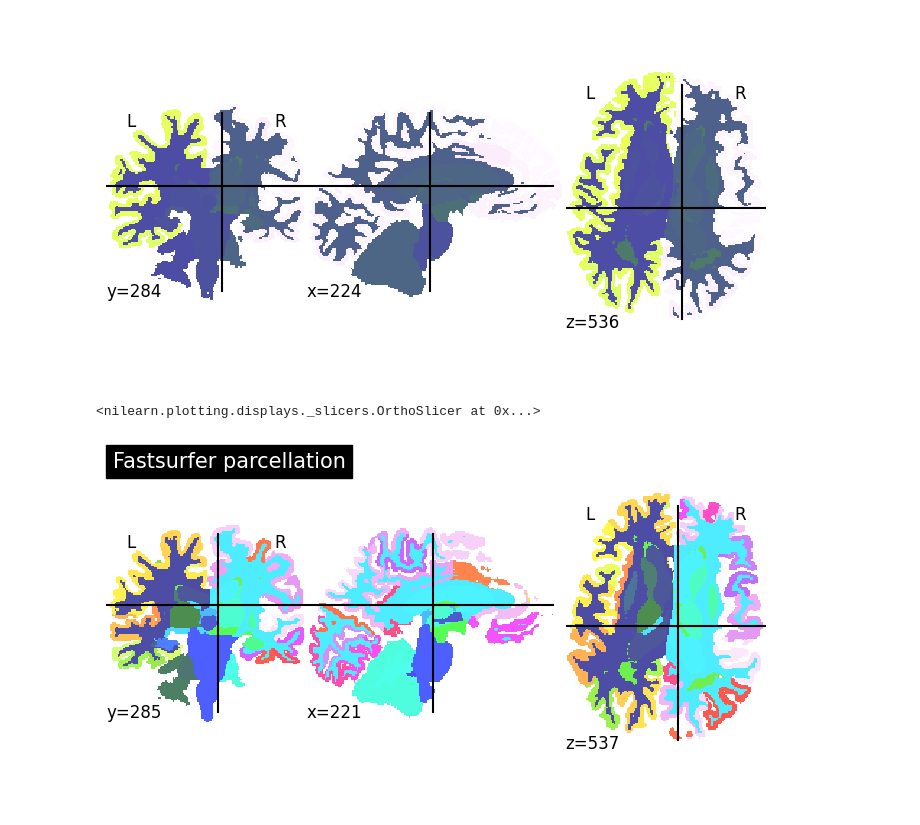
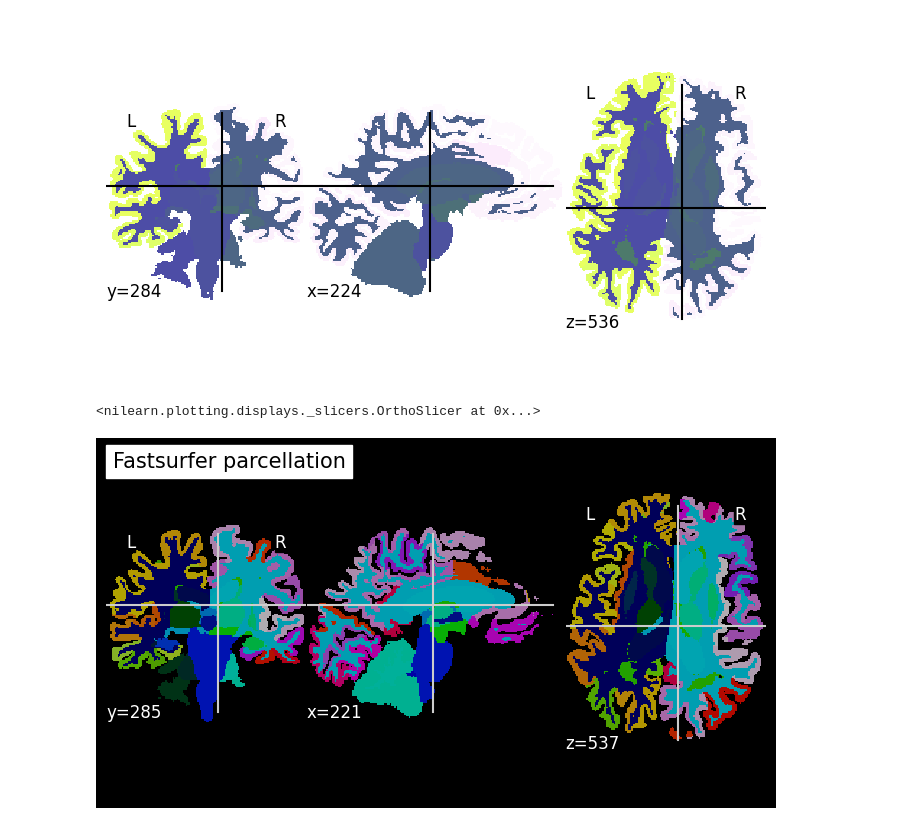
Before and after one commit to DePasquale99/MRI-network, a Jupyter notebook: atlas_analysis.ipynb, the cells around one changed output. Drawn from its saved outputs; the diff is of its cells as text; code cells hidden in the pictures.

```diff
--- a/atlas_analysis.ipynb
+++ b/atlas_analysis.ipynb
@@ -52,7 +53,8 @@ plotting.plot_roi(img)
 [figure]
 # %%
 
-mgz_img = nib.load(image_path)
+mgz_img =  mghf.load(image_path)
+#mgz_img = nib.load(image_path)
 mgz_data = mgz_img.get_fdata()  # Extract the data as a NumPy array
 affine = mgz_img.affine  # Get the affine transformation
 
@@ -72,10 +74,10 @@ for old_label, new_label in label_mapping.items():
 nifti_img = nib.Nifti1Image(normalized_data, affine=affine)
 # %%
 
-plotting.plot_roi(nifti_img, title="Fastsurfer parcellation")
+plotting.plot_roi(nifti_img, title="Fastsurfer parcellation", black_bg=True)
 # %% [output]
 <nilearn.plotting.displays._slicers.OrthoSlicer at 0x...>
-[figure, old version]
+[figure, new version]
 # %%
 community_map = np.load('PR-graphomics/unweighted_labels.npy')
 w_community_map = np.load('PR-graphomics/weighted_labels.npy')
```
Also changed, not shown: parts of 2 cells of this notebook, 2 other files.
